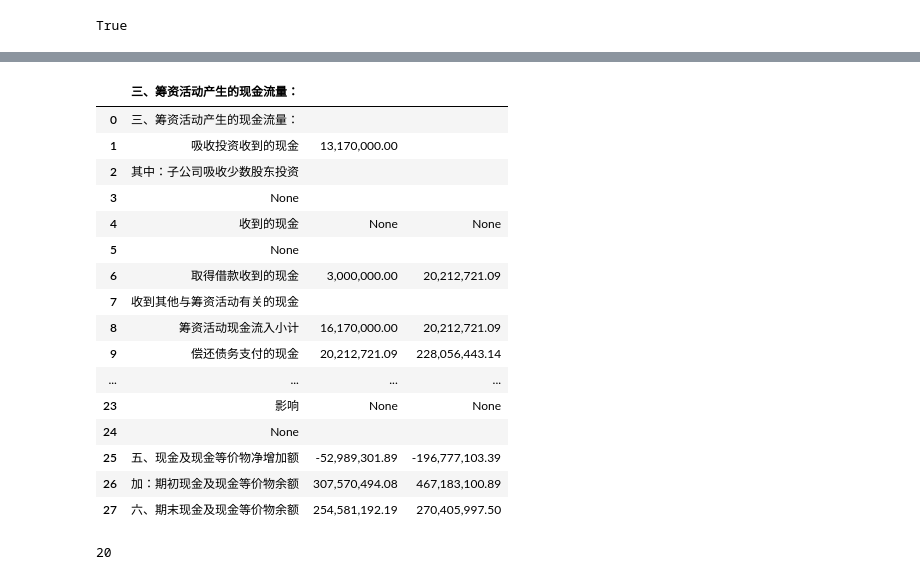
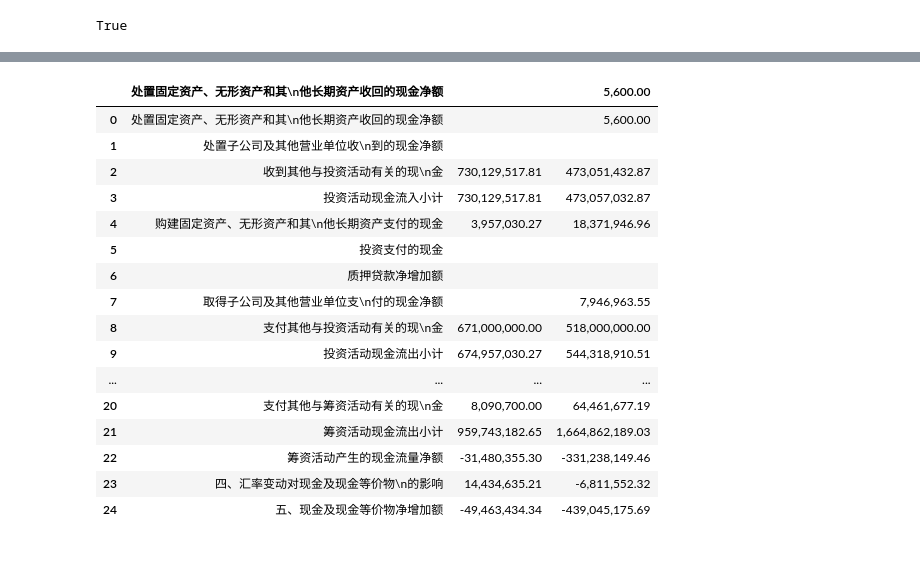
Before and after one commit to spongybobb/-, a Jupyter notebook: 半年度报告生成器/半年度报告单摘.ipynb, the cells around one changed output, grey strips where cells are left out. Saved outputs shown, nothing was run; the diff lists cells and outputs as text; code cells hidden in the pictures.

```diff
--- a/半年度报告生成器/半年度报告单摘.ipynb
+++ b/半年度报告生成器/半年度报告单摘.ipynb
@@ -73,0 +39,12 @@ pdf = pdfplumber.open(filename)
+# %%
+filename = input("文件路径：")
+
+if filename.find('.S')!= -1 :
+    a = filename.find('.S') + 3
+    b = filename[:a]
+    c = b[(a-9):]
+    code = c
+
+
+
+code
@@ -588,31 +576,33 @@ table3c[0]
 # %%
 # 把表格装进dataframe
 df3a = pd.DataFrame(table3a, columns=table3a[0])
-if np.size(table3c) < 3:
+if np.size(table3c) < 3 or df3c.shape[0]*df3c.shape[1] != np.size(table3c):
     df3c = pd.DataFrame(table3c[0], columns=table3c[0][0])
 else:
     df3c = pd.DataFrame(table3c, columns=table3c[0])
 
 
+
+
 df3c
 # %% [output]
-|  | 三、筹资活动产生的现金流量： |  |  |
-| 0 | 三、筹资活动产生的现金流量： |  |  |
-| 1 | 吸收投资收到的现金 | 13,170,000.00 |  |
-| 2 | 其中：子公司吸收少数股东投资 |  |  |
-| 3 | None |  |  |
-| 4 | 收到的现金 | None | None |
-| 5 | None |  |  |
-| 6 | 取得借款收到的现金 | 3,000,000.00 | 20,212,721.09 |
-| 7 | 收到其他与筹资活动有关的现金 |  |  |
-| 8 | 筹资活动现金流入小计 | 16,170,000.00 | 20,212,721.09 |
-| 9 | 偿还债务支付的现金 | 20,212,721.09 | 228,056,443.14 |
+|  | 处置固定资产、无形资产和其\n他长期资产收回的现金净额 |  | 5,600.00 |
+| 0 | 处置固定资产、无形资产和其\n他长期资产收回的现金净额 |  | 5,600.00 |
+| 1 | 处置子公司及其他营业单位收\n到的现金净额 |  |  |
+| 2 | 收到其他与投资活动有关的现\n金 | 730,129,517.81 | 473,051,432.87 |
+| 3 | 投资活动现金流入小计 | 730,129,517.81 | 473,057,032.87 |
+| 4 | 购建固定资产、无形资产和其\n他长期资产支付的现金 | 3,957,030.27 | 18,371,946.96 |
+| 5 | 投资支付的现金 |  |  |
+| 6 | 质押贷款净增加额 |  |  |
+| 7 | 取得子公司及其他营业单位支\n付的现金净额 |  | 7,946,963.55 |
+| 8 | 支付其他与投资活动有关的现\n金 | 671,000,000.00 | 518,000,000.00 |
+| 9 | 投资活动现金流出小计 | 674,957,030.27 | 544,318,910.51 |
 | ... | ... | ... | ... |
-| 23 | 影响 | None | None |
-| 24 | None |  |  |
-| 25 | 五、现金及现金等价物净增加额 | -52,989,301.89 | -196,777,103.39 |
-| 26 | 加：期初现金及现金等价物余额 | 307,570,494.08 | 467,183,100.89 |
-| 27 | 六、期末现金及现金等价物余额 | 254,581,192.19 | 270,405,997.50 |
+| 20 | 支付其他与筹资活动有关的现\n金 | 8,090,700.00 | 64,461,677.19 |
+| 21 | 筹资活动现金流出小计 | 959,743,182.65 | 1,664,862,189.03 |
+| 22 | 筹资活动产生的现金流量净额 | -31,480,355.30 | -331,238,149.46 |
+| 23 | 四、汇率变动对现金及现金等价物\n的影响 | 14,434,635.21 | -6,811,552.32 |
+| 24 | 五、现金及现金等价物净增加额 | -49,463,434.34 | -439,045,175.69 |
 # %%
 # 还是洗数据
 
@@ -656,10 +646,6 @@ elif g == False: # 投资和筹资在一张表上
             break
     invcash_this = float(df3c.iloc[loc3b][1].replace(',',''))
     invcash_last = float(df3c.iloc[loc3b][2].replace(',',''))
-# %%
-loc3c
-# %% [output]
-20
 # %%
 
 # 计算同比增减
```
Also changed, not shown: parts of 20 cells of this notebook.
